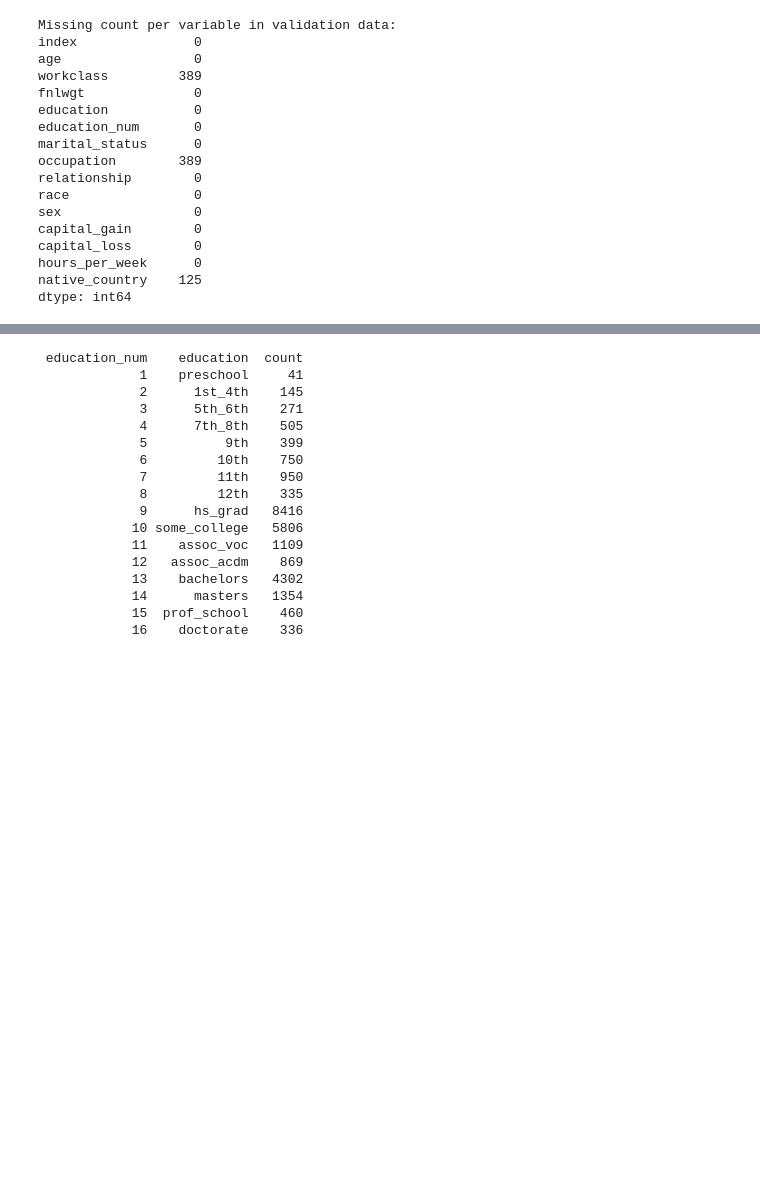
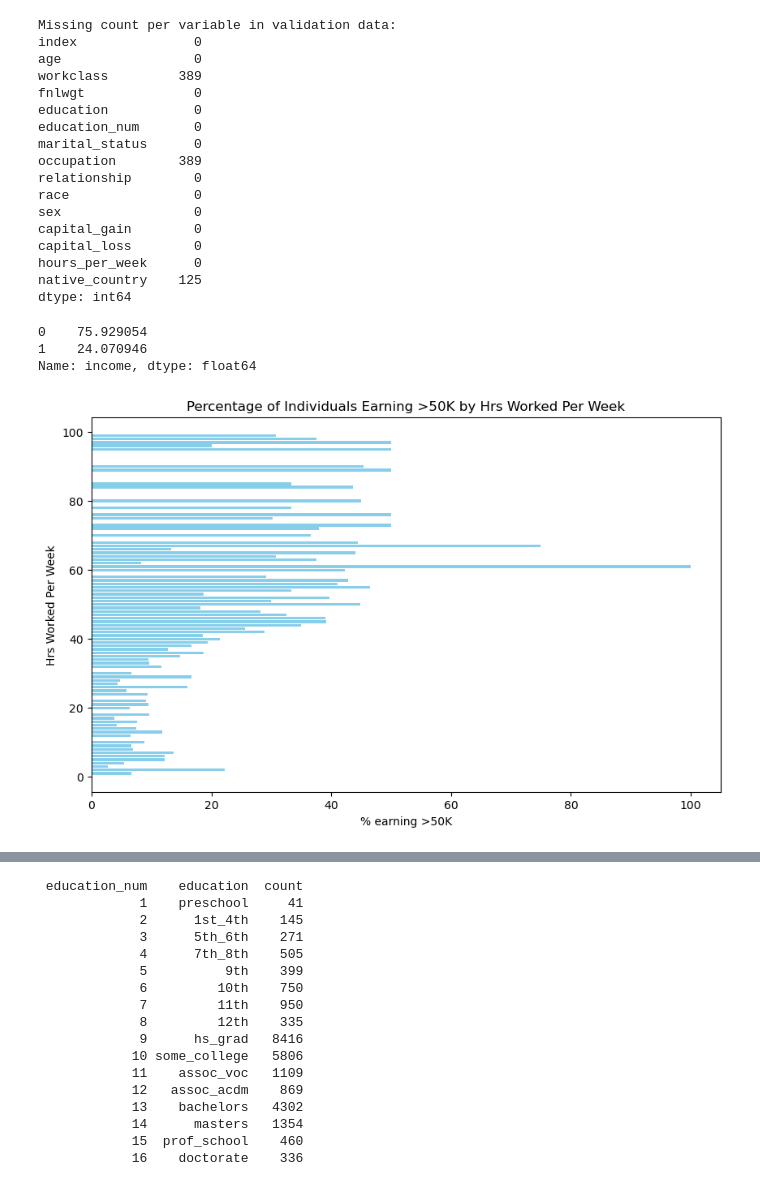
Before and after one commit to Wil-Don-Lon/ML_Project_1, a Jupyter notebook: ML_Project1.ipynb, the cells around one changed output, grey strips where cells are left out. Saved outputs shown, nothing was run; the diff lists cells and outputs as text; code cells hidden in the pictures; blank space fills up the shorter version.

```diff
--- a/ML_Project1.ipynb
+++ b/ML_Project1.ipynb
@@ -133,3 +137,33 @@ capital_loss        0
 hours_per_week      0
 native_country    125
 dtype: int64
+# %%
+# count each class and normalize to percentage
+income_counts = train_df["income"].value_counts(normalize=True) * 100
+
+print(income_counts)
+# %% [output]
+0    75.929054
+1    24.070946
+Name: income, dtype: float64
+# %%
+# calculate % earning >50K per hours per week
+hours_income = (
+    train_df.groupby(["hours_per_week"])["income"]
+            .mean()
+            .reset_index()
+)
+
+# convert proportions to percentages
+hours_income["income"] = hours_income["income"] * 100
+
+# plot
+plt.figure(figsize=(10,6))
+plt.barh(hours_income["hours_per_week"], hours_income["income"], color="skyblue")
+
+plt.xlabel("% earning >50K")
+plt.ylabel("Hrs Worked Per Week")
+plt.title("Percentage of Individuals Earning >50K by Hrs Worked Per Week")
+plt.show()
+# %% [output]
+[figure, added]
```
Also changed, not shown: parts of 14 cells of this notebook.
